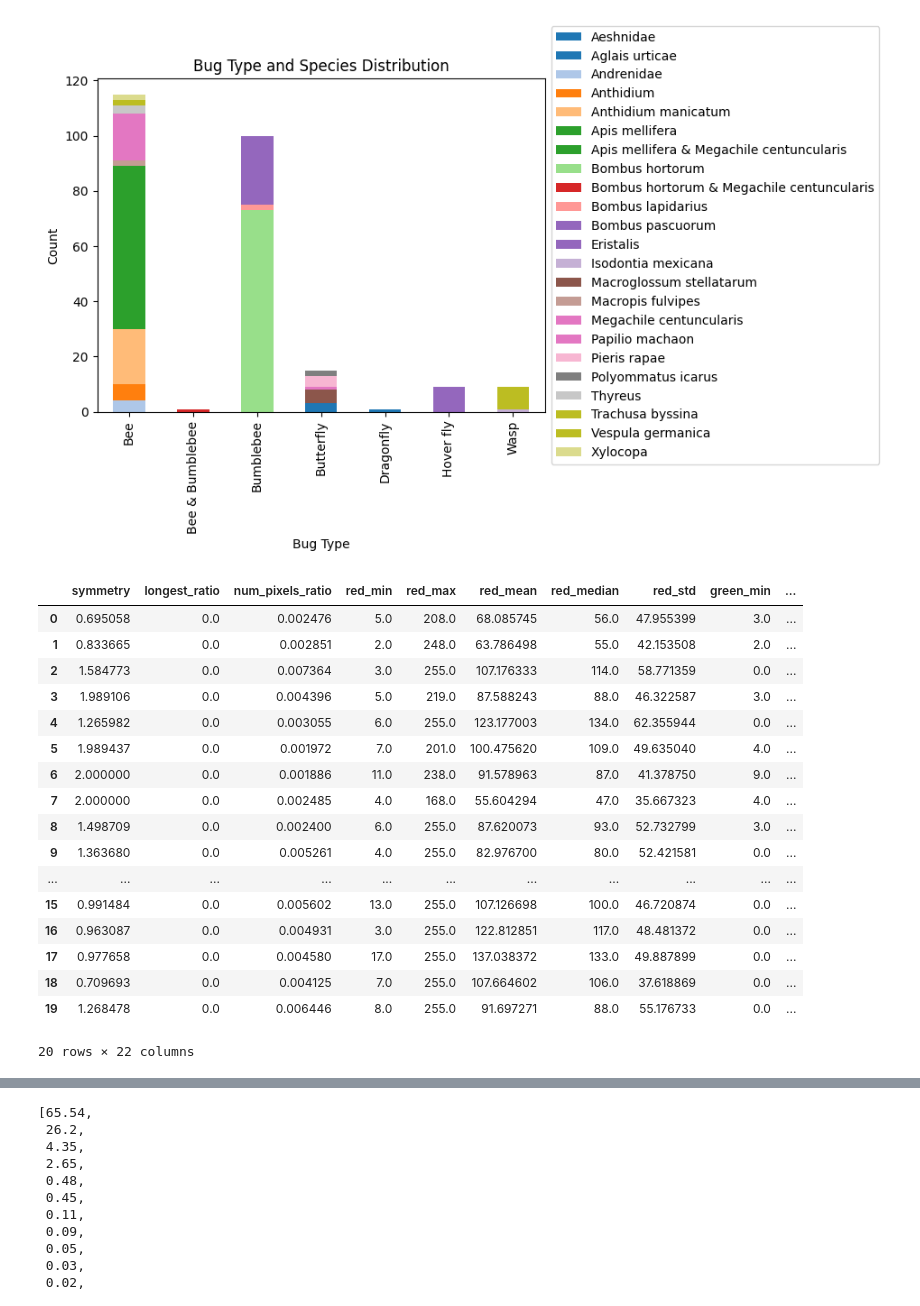
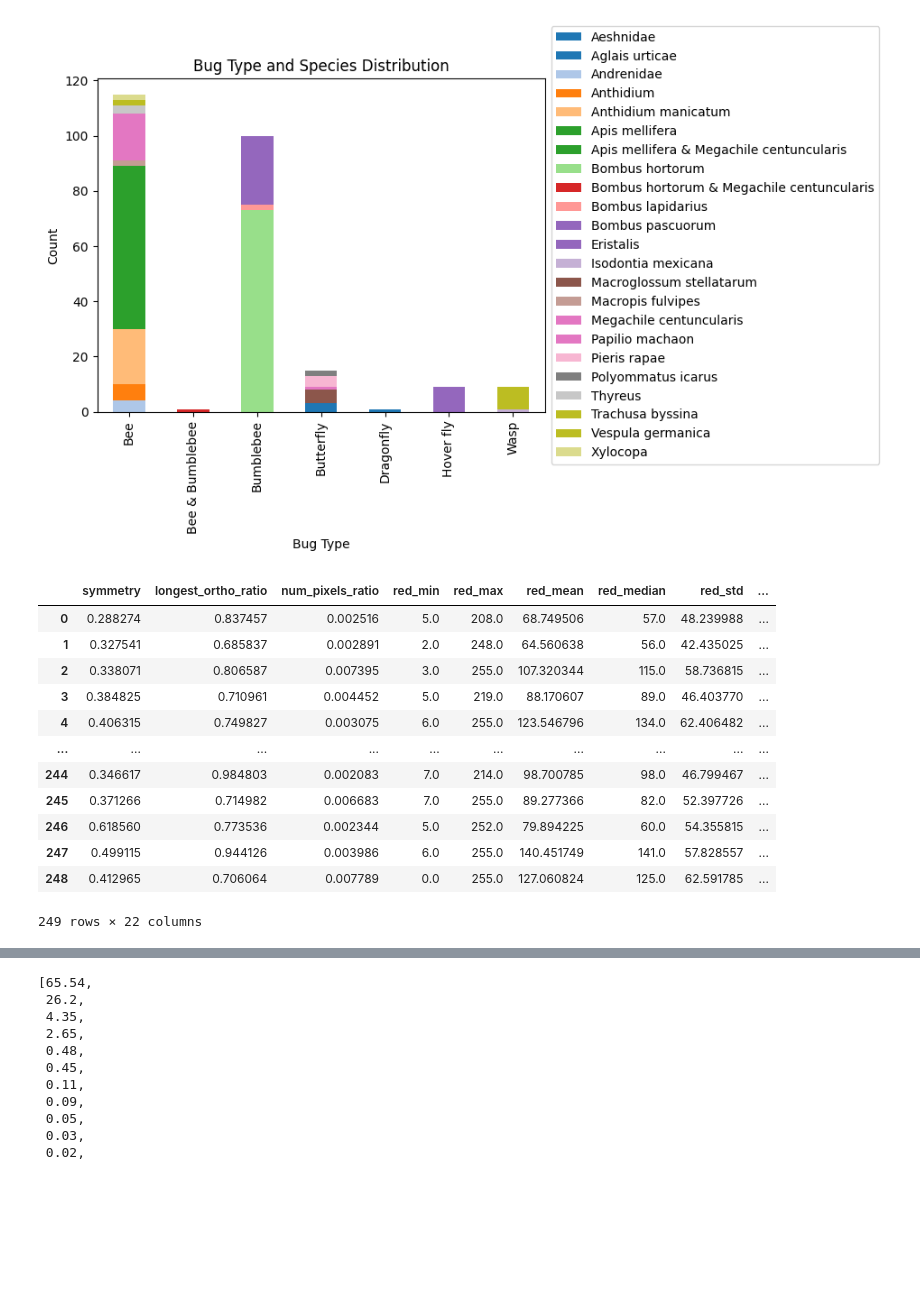
Before and after one commit to Romain-Chevrollier/Data_Project, a Jupyter notebook: code/Data_visualization.ipynb, the cells around one changed output, grey strips where cells are left out. Saved outputs shown, nothing was run; the diff lists cells and outputs as text; code cells hidden in the pictures; blank space fills up the shorter version.

```diff
--- a/code/Data_visualization.ipynb
+++ b/code/Data_visualization.ipynb
@@ -42,27 +42,22 @@ plt.show()
 # %% [output]
 [figure]
 # %%
-df = pd.read_csv('dataframe.csv')
+df = pd.read_csv('dataframe_250.csv')
 df
 # %% [output]
-|  | symmetry | longest_ratio | num_pixels_ratio | red_min | red_max | red_mean | red_median | red_std | green_min | ... |
-| 0 | 0.695058 | 0.0 | 0.002476 | 5.0 | 208.0 | 68.085745 | 56.0 | 47.955399 | 3.0 | ... |
-| 1 | 0.833665 | 0.0 | 0.002851 | 2.0 | 248.0 | 63.786498 | 55.0 | 42.153508 | 2.0 | ... |
-| 2 | 1.584773 | 0.0 | 0.007364 | 3.0 | 255.0 | 107.176333 | 114.0 | 58.771359 | 0.0 | ... |
-| 3 | 1.989106 | 0.0 | 0.004396 | 5.0 | 219.0 | 87.588243 | 88.0 | 46.322587 | 3.0 | ... |
-| 4 | 1.265982 | 0.0 | 0.003055 | 6.0 | 255.0 | 123.177003 | 134.0 | 62.355944 | 0.0 | ... |
-| 5 | 1.989437 | 0.0 | 0.001972 | 7.0 | 201.0 | 100.475620 | 109.0 | 49.635040 | 4.0 | ... |
-| 6 | 2.000000 | 0.0 | 0.001886 | 11.0 | 238.0 | 91.578963 | 87.0 | 41.378750 | 9.0 | ... |
-| 7 | 2.000000 | 0.0 | 0.002485 | 4.0 | 168.0 | 55.604294 | 47.0 | 35.667323 | 4.0 | ... |
-| 8 | 1.498709 | 0.0 | 0.002400 | 6.0 | 255.0 | 87.620073 | 93.0 | 52.732799 | 3.0 | ... |
-| 9 | 1.363680 | 0.0 | 0.005261 | 4.0 | 255.0 | 82.976700 | 80.0 | 52.421581 | 0.0 | ... |
-| ... | ... | ... | ... | ... | ... | ... | ... | ... | ... | ... |
-| 15 | 0.991484 | 0.0 | 0.005602 | 13.0 | 255.0 | 107.126698 | 100.0 | 46.720874 | 0.0 | ... |
-| 16 | 0.963087 | 0.0 | 0.004931 | 3.0 | 255.0 | 122.812851 | 117.0 | 48.481372 | 0.0 | ... |
-| 17 | 0.977658 | 0.0 | 0.004580 | 17.0 | 255.0 | 137.038372 | 133.0 | 49.887899 | 0.0 | ... |
-| 18 | 0.709693 | 0.0 | 0.004125 | 7.0 | 255.0 | 107.664602 | 106.0 | 37.618869 | 0.0 | ... |
-| 19 | 1.268478 | 0.0 | 0.006446 | 8.0 | 255.0 | 91.697271 | 88.0 | 55.176733 | 0.0 | ... |
+|  | symmetry | longest_ortho_ratio | num_pixels_ratio | red_min | red_max | red_mean | red_median | red_std | ... |
+| 0 | 0.288274 | 0.837457 | 0.002516 | 5.0 | 208.0 | 68.749506 | 57.0 | 48.239988 | ... |
+| 1 | 0.327541 | 0.685837 | 0.002891 | 2.0 | 248.0 | 64.560638 | 56.0 | 42.435025 | ... |
+| 2 | 0.338071 | 0.806587 | 0.007395 | 3.0 | 255.0 | 107.320344 | 115.0 | 58.736815 | ... |
+| 3 | 0.384825 | 0.710961 | 0.004452 | 5.0 | 219.0 | 88.170607 | 89.0 | 46.403770 | ... |
+| 4 | 0.406315 | 0.749827 | 0.003075 | 6.0 | 255.0 | 123.546796 | 134.0 | 62.406482 | ... |
+| ... | ... | ... | ... | ... | ... | ... | ... | ... | ... |
+| 244 | 0.346617 | 0.984803 | 0.002083 | 7.0 | 214.0 | 98.700785 | 98.0 | 46.799467 | ... |
+| 245 | 0.371266 | 0.714982 | 0.006683 | 7.0 | 255.0 | 89.277366 | 82.0 | 52.397726 | ... |
+| 246 | 0.618560 | 0.773536 | 0.002344 | 5.0 | 252.0 | 79.894225 | 60.0 | 54.355815 | ... |
+| 247 | 0.499115 | 0.944126 | 0.003986 | 6.0 | 255.0 | 140.451749 | 141.0 | 57.828557 | ... |
+| 248 | 0.412965 | 0.706064 | 0.007789 | 0.0 | 255.0 | 127.060824 | 125.0 | 62.591785 | ... |
-20 rows × 22 columns
+249 rows × 22 columns
 # %%
 df['bug type'] = df_type['bug type'].head(20)
 df
```
Also changed, not shown: parts of 3 cells of this notebook, 4 other files.
